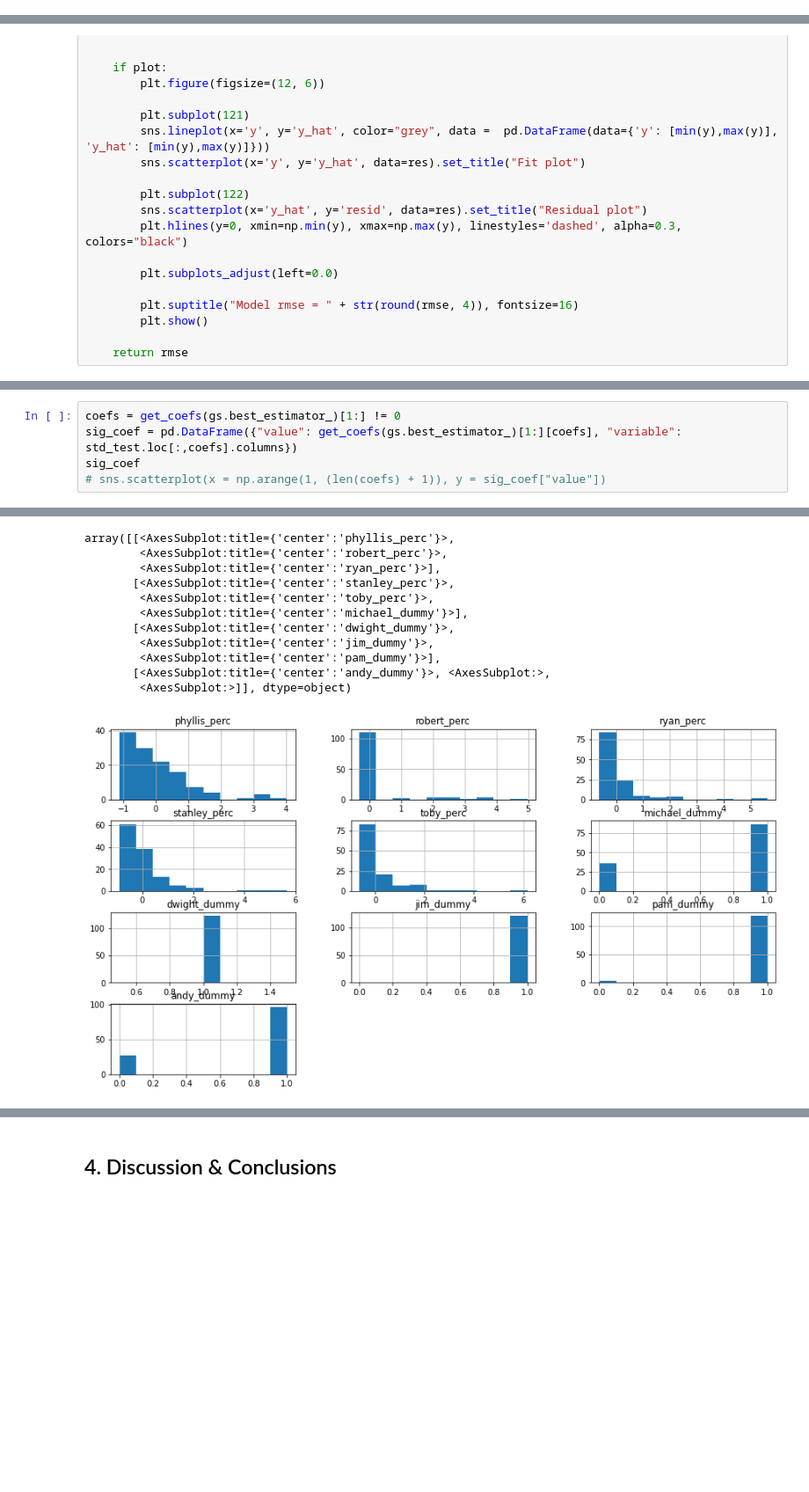
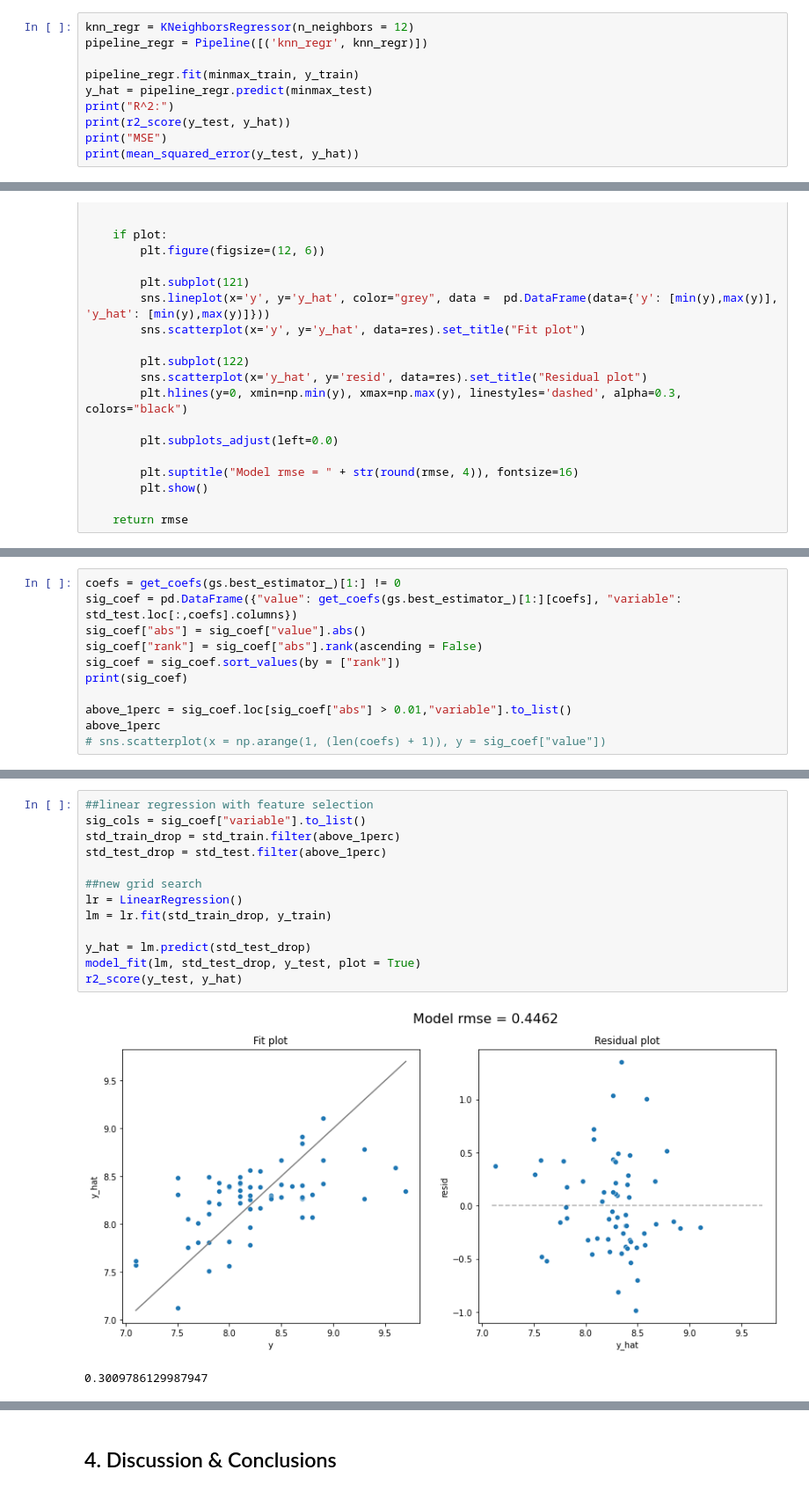
Before and after one commit to anoushka632/mlp-proj1, a Jupyter notebook: Jonathan/MLPProj1_NotebookV2.ipynb, the cells around one changed output, grey strips where cells are left out. Shown at 88% size. Cells and saved outputs as stored; diff of their text form; blank space fills up the shorter version.

```diff
--- a/Jonathan/MLPProj1_NotebookV2.ipynb
+++ b/Jonathan/MLPProj1_NotebookV2.ipynb
@@ -398,0 +557,10 @@ weighted avg       0.42      0.39      0.40        61
+# %%
+knn_regr = KNeighborsRegressor(n_neighbors = 12)
+pipeline_regr = Pipeline([('knn_regr', knn_regr)])
+
+pipeline_regr.fit(minmax_train, y_train)
+y_hat = pipeline_regr.predict(minmax_test)
+print("R^2:")
+print(r2_score(y_test, y_hat))
+print("MSE")
+print(mean_squared_error(y_test, y_hat))
@@ -549,6 +716,12 @@ r2_score(y_test, gs.best_estimator_.predict(std_test))
 # %%
 coefs = get_coefs(gs.best_estimator_)[1:] != 0
 sig_coef = pd.DataFrame({"value": get_coefs(gs.best_estimator_)[1:][coefs], "variable": std_test.loc[:,coefs].columns})
-sig_coef
+sig_coef["abs"] = sig_coef["value"].abs()
+sig_coef["rank"] = sig_coef["abs"].rank(ascending = False)
+sig_coef = sig_coef.sort_values(by = ["rank"])
+print(sig_coef)
+
+above_1perc = sig_coef.loc[sig_coef["abs"] > 0.01,"variable"].to_list()
+above_1perc
 # sns.scatterplot(x = np.arange(1, (len(coefs) + 1)), y = sig_coef["value"])
 # %% [output]
@@ -572,14 +752,16 @@ sig_coef
 # %%
+##linear regression with feature selection
+sig_cols = sig_coef["variable"].to_list()
+std_train_drop = std_train.filter(above_1perc)
+std_test_drop = std_test.filter(above_1perc)
+
+##new grid search
+lr = LinearRegression()
+lm = lr.fit(std_train_drop, y_train)
+
+y_hat = lm.predict(std_test_drop)
+model_fit(lm, std_test_drop, y_test, plot = True)
+r2_score(y_test, y_hat)
 # %% [output]
+[figure, new version]
-array([[<AxesSubplot:title={'center':'phyllis_perc'}>,
-        <AxesSubplot:title={'center':'robert_perc'}>,
-        <AxesSubplot:title={'center':'ryan_perc'}>],
-       [<AxesSubplot:title={'center':'stanley_perc'}>,
-        <AxesSubplot:title={'center':'toby_perc'}>,
-        <AxesSubplot:title={'center':'michael_dummy'}>],
-       [<AxesSubplot:title={'center':'dwight_dummy'}>,
-        <AxesSubplot:title={'center':'jim_dummy'}>,
-        <AxesSubplot:title={'center':'pam_dummy'}>],
-       [<AxesSubplot:title={'center':'andy_dummy'}>, <AxesSubplot:>,
-        <AxesSubplot:>]], dtype=object)
+0.3009786129987947
-[figure, old version]
```
Also changed, not shown: parts of 29 cells of this notebook.
